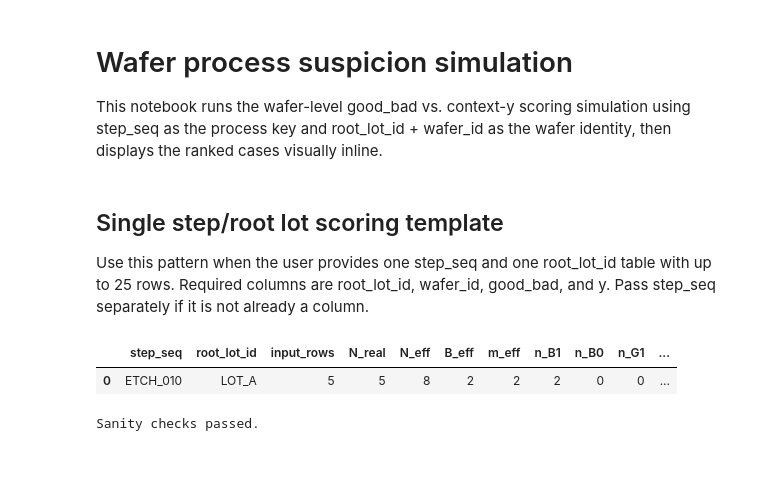
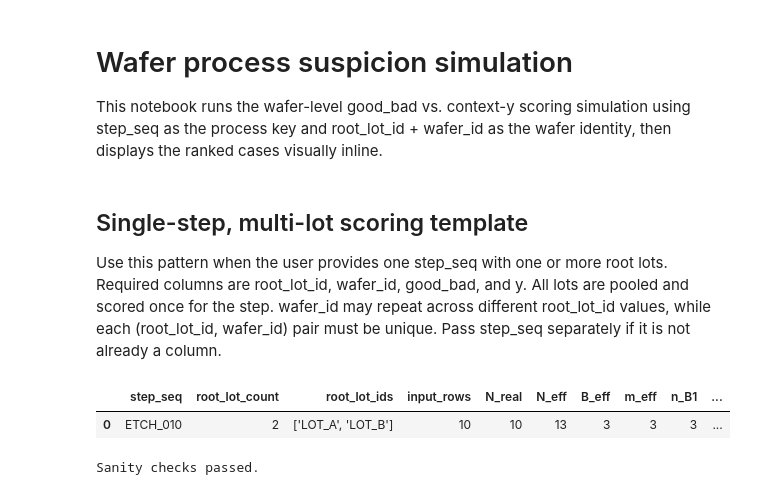
Before and after one commit to sgp105/scratch_finder, a Jupyter notebook: wafer_process_suspicion_sim.ipynb, the cells around one changed output. Saved outputs shown, nothing was run; the diff lists cells and outputs as text; code cells hidden in the pictures; blank space fills up the shorter version.

Commit message:
Support multi-lot step scoring

```diff
--- a/wafer_process_suspicion_sim.ipynb
+++ b/wafer_process_suspicion_sim.ipynb
@@ -20,39 +20,39 @@ from wafer_process_suspicion_sim import (
     score_process_dataframe,
 )
 # %% [markdown]
-## Single step/root lot scoring template
+## Single-step, multi-lot scoring template
 
-Use this pattern when the user provides one step_seq and one root_lot_id table with up to 25 rows. Required columns are root_lot_id, wafer_id, good_bad, and y. Pass step_seq separately if it is not already a column.
+Use this pattern when the user provides one step_seq with one or more root lots. Required columns are root_lot_id, wafer_id, good_bad, and y. All lots are pooled and scored once for the step. wafer_id may repeat across different root_lot_id values, while each (root_lot_id, wafer_id) pair must be unique. Pass step_seq separately if it is not already a column.
 # %%
 user_df = pd.DataFrame(
     {
-        "root_lot_id": ["LOT_A"] * 5,
-        "wafer_id": [1, 2, 3, 4, 5],
-        "good_bad": ["bad", "bad", "good", "good", "good"],
-        "y": [1, 1, 0, 0, 0],
+        "root_lot_id": ["LOT_A"] * 5 + ["LOT_B"] * 5,
+        "wafer_id": [1, 2, 3, 4, 5, 1, 2, 3, 4, 5],
+        "good_bad": ["bad", "bad", "good", "good", "good", "bad", "good", "good", "good", "good"],
+        "y": [1, 1, 0, 0, 0, 1, 0, 0, 0, 0],
     }
 )
 
 single_result_df = score_single_step_lot_dataframe(
     user_df,
     step_seq="ETCH_010",
     as_dataframe=True,
 )
 
 display(
     single_result_df[SINGLE_STEP_LOT_OUTPUT_COLUMNS].style.format(
         {
             "quality_real": "{:.6g}",
             "p_tail_eff": "{:.6g}",
             "evidence_eff": "{:.6g}",
             "r_real": "{:.6g}",
             "score": "{:.6g}",
         }
     )
 )
 # %% [output]
-|  | step_seq | root_lot_id | input_rows | N_real | N_eff | B_eff | m_eff | n_B1 | n_B0 | n_G1 | ... |
-| 0 | ETCH_010 | LOT_A | 5 | 5 | 8 | 2 | 2 | 2 | 0 | 0 | ... |
+|  | step_seq | root_lot_count | root_lot_ids | input_rows | N_real | N_eff | B_eff | m_eff | n_B1 | ... |
+| 0 | ETCH_010 | 2 | ['LOT_A', 'LOT_B'] | 10 | 10 | 13 | 3 | 3 | 3 | ... |
 # %%
 params = ScoreParams()
 sim_df = make_simulation_dataframe()
```
Also changed, not shown: parts of 1 cell of this notebook, 2 other files.
